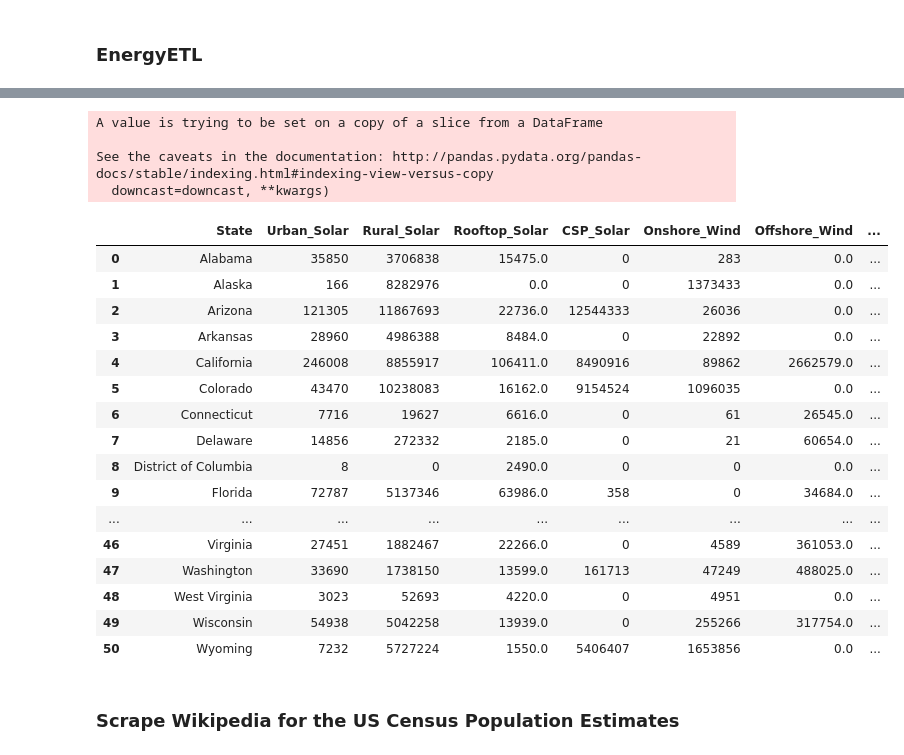
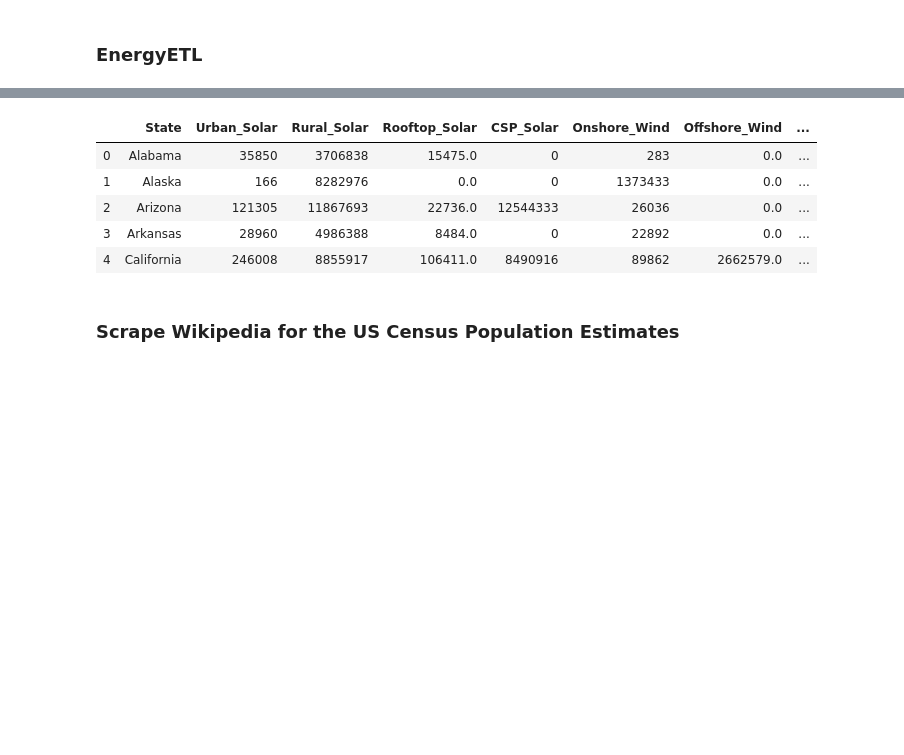
Before and after one commit to nadireag/ETL-Project, a Jupyter notebook: EnergyETL.ipynb, the cells around one changed output, grey strips where cells are left out. Drawn from its saved outputs; the diff is of its cells as text; code cells hidden in the pictures; blank space fills up the shorter version.

```diff
--- a/EnergyETL.ipynb
+++ b/EnergyETL.ipynb
@@ -79,28 +46,13 @@ energy_df
 # %%
 energy_df.fillna(0, inplace=True)
-energy_df
+energy_df.head()
 # %% [output]
-A value is trying to be set on a copy of a slice from a DataFrame
-
-See the caveats in the documentation: http://pandas.pydata.org/pandas-docs/stable/indexing.html#indexing-view-versus-copy
-  downcast=downcast, **kwargs)
 |  | State | Urban_Solar | Rural_Solar | Rooftop_Solar | CSP_Solar | Onshore_Wind | Offshore_Wind | ... |
 | 0 | Alabama | 35850 | 3706838 | 15475.0 | 0 | 283 | 0.0 | ... |
 | 1 | Alaska | 166 | 8282976 | 0.0 | 0 | 1373433 | 0.0 | ... |
 | 2 | Arizona | 121305 | 11867693 | 22736.0 | 12544333 | 26036 | 0.0 | ... |
 | 3 | Arkansas | 28960 | 4986388 | 8484.0 | 0 | 22892 | 0.0 | ... |
 | 4 | California | 246008 | 8855917 | 106411.0 | 8490916 | 89862 | 2662579.0 | ... |
-| 5 | Colorado | 43470 | 10238083 | 16162.0 | 9154524 | 1096035 | 0.0 | ... |
-| 6 | Connecticut | 7716 | 19627 | 6616.0 | 0 | 61 | 26545.0 | ... |
-| 7 | Delaware | 14856 | 272332 | 2185.0 | 0 | 21 | 60654.0 | ... |
-| 8 | District of Columbia | 8 | 0 | 2490.0 | 0 | 0 | 0.0 | ... |
-| 9 | Florida | 72787 | 5137346 | 63986.0 | 358 | 0 | 34684.0 | ... |
-| ... | ... | ... | ... | ... | ... | ... | ... | ... |
-| 46 | Virginia | 27451 | 1882467 | 22266.0 | 0 | 4589 | 361053.0 | ... |
-| 47 | Washington | 33690 | 1738150 | 13599.0 | 161713 | 47249 | 488025.0 | ... |
-| 48 | West Virginia | 3023 | 52693 | 4220.0 | 0 | 4951 | 0.0 | ... |
-| 49 | Wisconsin | 54938 | 5042258 | 13939.0 | 0 | 255266 | 317754.0 | ... |
-| 50 | Wyoming | 7232 | 5727224 | 1550.0 | 5406407 | 1653856 | 0.0 | ... |
 # %%
 #output clean data frame to csv
 potential_energy = "Resources/us_potential_energy(clean).csv"
```
Also changed, not shown: parts of 12 cells of this notebook, 3 other files.
